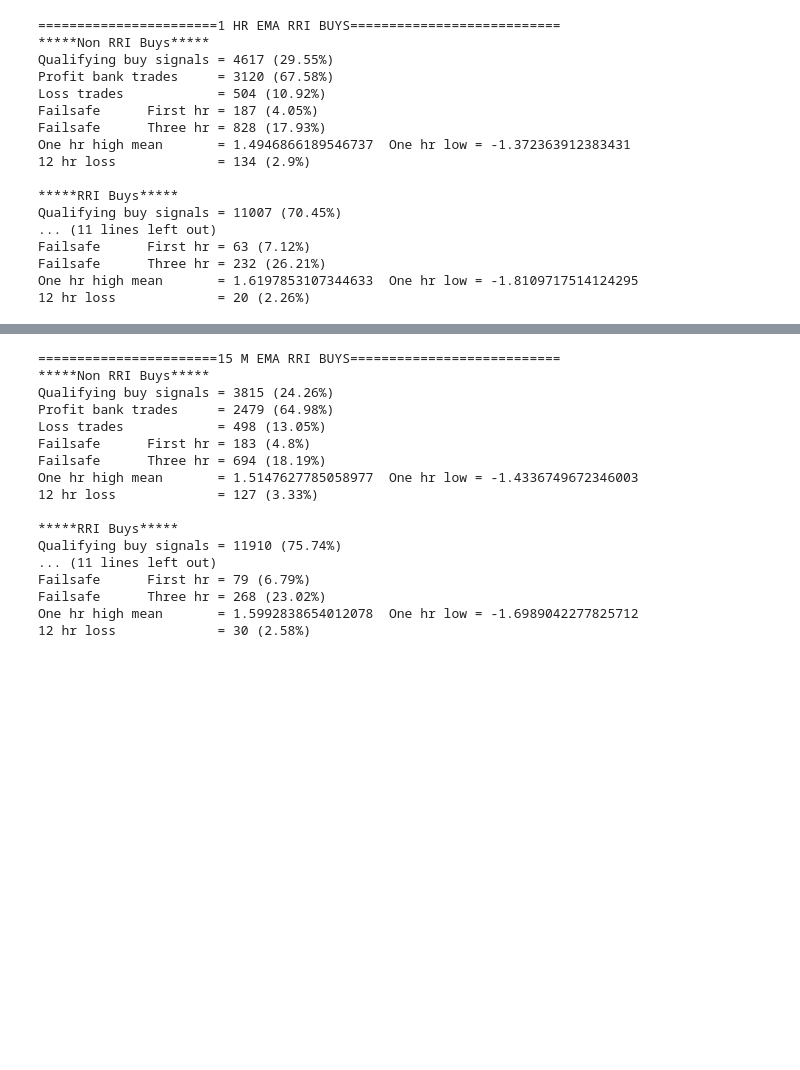
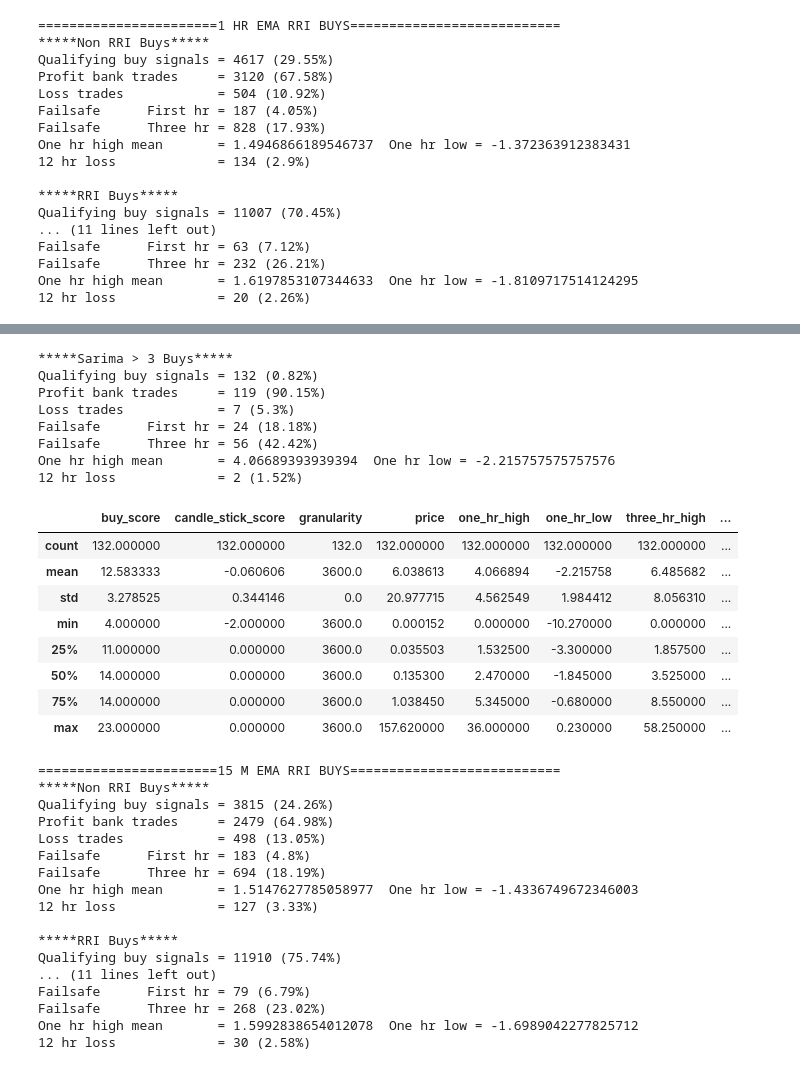
Before and after one commit to aswinkp/pycryptobot, a Jupyter notebook: compare_buy_signals.ipynb, the cells around one changed output, grey strips where cells are left out. Saved outputs shown, nothing was run; the diff lists cells and outputs as text; code cells hidden in the pictures; blank space fills up the shorter version.

```diff
--- a/compare_buy_signals.ipynb
+++ b/compare_buy_signals.ipynb
@@ -60,3 +60,18 @@ Failsafe      First hr = 63 (7.12%)
 Failsafe      Three hr = 232 (26.21%)
 One hr high mean       = 1.6197853107344633  One hr low = -1.8109717514124295
 12 hr loss             = 20 (2.26%)
+# %%
+print("=======================SARIMA BUYS===========================")
+df = pd.read_csv('buy_df_1hr_ema_rri_sarima_rules.csv', index_col=0)
+df_total_count = df.count()
+total_count = df_total_count[0]
+print("*****Non RRI Buys*****")
+non_rri_buys = df.query("rri_buy==False")
+print_profit_losses_from_df(non_rri_buys, sellupperpcnt=1, selllowerpcnt=-4)
+print("\n*****RRI Buys*****")
+rri_buys = df.query("rri_buy==True")
+print_profit_losses_from_df(rri_buys, sellupperpcnt=1, selllowerpcnt=-4)
+rri_buys.describe()
+print("\n*****RSI Buys***")
+rsi_buys = df.query("rsi<30")
+print_profit_losses_from_df(rsi_buys, sellupperpcnt=1, selllowerpcnt=-4)
@@ -63,3 +96,26 @@ One hr high mean       = 1.6197853107344633  One hr low = -1.8109717514124295
+# %%
+print("*****Sarima > 3 Buys*****")
+sarima_gt_3 = df.query("sarima_3_margin==sarima_3_margin").query("sarima_3_margin>7")
+print_profit_losses_from_df(sarima_gt_3, sellupperpcnt=1, selllowerpcnt=-4)
+sarima_gt_3.describe()
+# %% [output]
+*****Sarima > 3 Buys*****
+Qualifying buy signals = 132 (0.82%)
+Profit bank trades     = 119 (90.15%)
+Loss trades            = 7 (5.3%)
+Failsafe      First hr = 24 (18.18%)
+Failsafe      Three hr = 56 (42.42%)
+One hr high mean       = 4.06689393939394  One hr low = -2.215757575757576
+12 hr loss             = 2 (1.52%)
+|  | buy_score | candle_stick_score | granularity | price | one_hr_high | one_hr_low | three_hr_high | ... |
+| count | 132.000000 | 132.000000 | 132.0 | 132.000000 | 132.000000 | 132.000000 | 132.000000 | ... |
+| mean | 12.583333 | -0.060606 | 3600.0 | 6.038613 | 4.066894 | -2.215758 | 6.485682 | ... |
+| std | 3.278525 | 0.344146 | 0.0 | 20.977715 | 4.562549 | 1.984412 | 8.056310 | ... |
+| min | 4.000000 | -2.000000 | 3600.0 | 0.000152 | 0.000000 | -10.270000 | 0.000000 | ... |
+| 25% | 11.000000 | 0.000000 | 3600.0 | 0.035503 | 1.532500 | -3.300000 | 1.857500 | ... |
+| 50% | 14.000000 | 0.000000 | 3600.0 | 0.135300 | 2.470000 | -1.845000 | 3.525000 | ... |
+| 75% | 14.000000 | 0.000000 | 3600.0 | 1.038450 | 5.345000 | -0.680000 | 8.550000 | ... |
+| max | 23.000000 | 0.000000 | 3600.0 | 157.620000 | 36.000000 | 0.230000 | 58.250000 | ... |
 # %%
 print("=======================15 M EMA RRI BUYS===========================")
 df = pd.read_csv('buy_df_15m_ema_rri_rules.csv', index_col=0)
```
Also changed, not shown: parts of 8 cells of this notebook, 2 other files.
